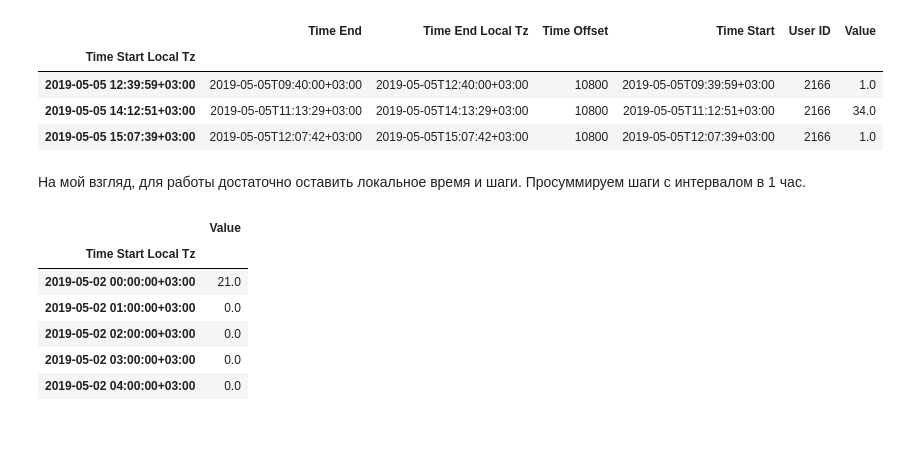
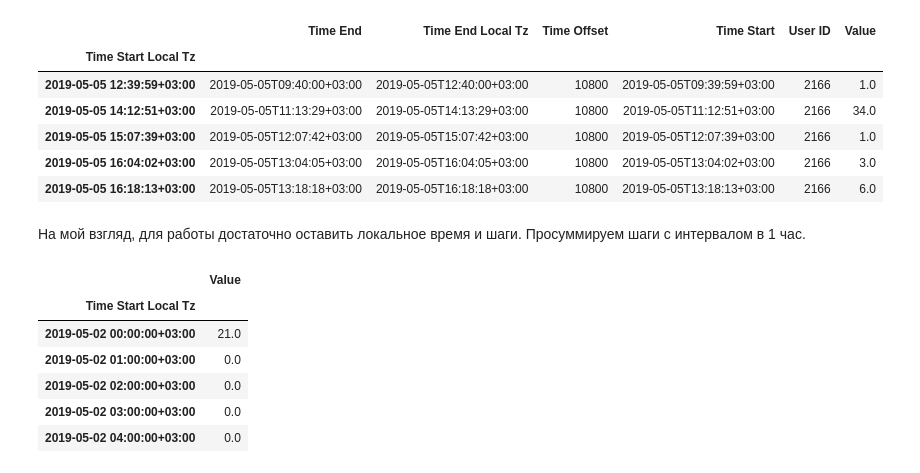
Before and after one commit to Null-ai/Machine-Lern, a Jupyter notebook: steps.ipynb, the cells around one changed output. Saved outputs shown, nothing was run; the diff lists cells and outputs as text; code cells hidden in the pictures; blank space fills up the shorter version.

```diff
--- a/steps.ipynb
+++ b/steps.ipynb
@@ -41,11 +33,13 @@ data.describe()
 # %%
-data.head(3)
+data.head()
 # %% [output]
 |  | Time End | Time End Local Tz | Time Offset | Time Start | User ID | Value |
 | Time Start Local Tz |  |  |  |  |  |  |
 | 2019-05-05 12:39:59+03:00 | 2019-05-05T09:40:00+03:00 | 2019-05-05T12:40:00+03:00 | 10800 | 2019-05-05T09:39:59+03:00 | 2166 | 1.0 |
 | 2019-05-05 14:12:51+03:00 | 2019-05-05T11:13:29+03:00 | 2019-05-05T14:13:29+03:00 | 10800 | 2019-05-05T11:12:51+03:00 | 2166 | 34.0 |
 | 2019-05-05 15:07:39+03:00 | 2019-05-05T12:07:42+03:00 | 2019-05-05T15:07:42+03:00 | 10800 | 2019-05-05T12:07:39+03:00 | 2166 | 1.0 |
+| 2019-05-05 16:04:02+03:00 | 2019-05-05T13:04:05+03:00 | 2019-05-05T16:04:05+03:00 | 10800 | 2019-05-05T13:04:02+03:00 | 2166 | 3.0 |
+| 2019-05-05 16:18:13+03:00 | 2019-05-05T13:18:18+03:00 | 2019-05-05T16:18:18+03:00 | 10800 | 2019-05-05T13:18:13+03:00 | 2166 | 6.0 |
 # %% [markdown]
 На мой взгляд, для работы достаточно оставить локальное время и шаги. Просуммируем шаги с интервалом в 1 час.
 # %%
```
Also changed, not shown: parts of 17 cells of this notebook.
